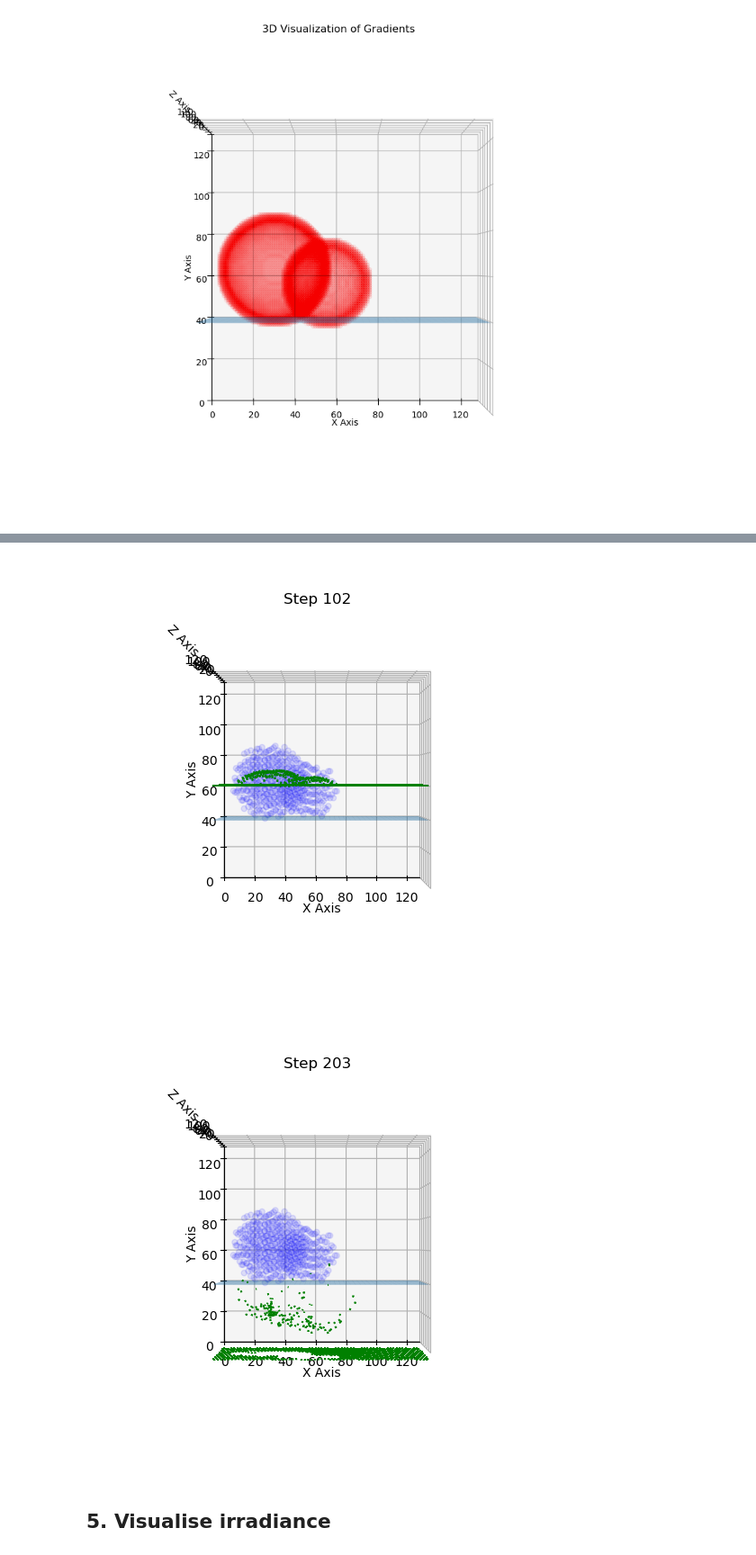
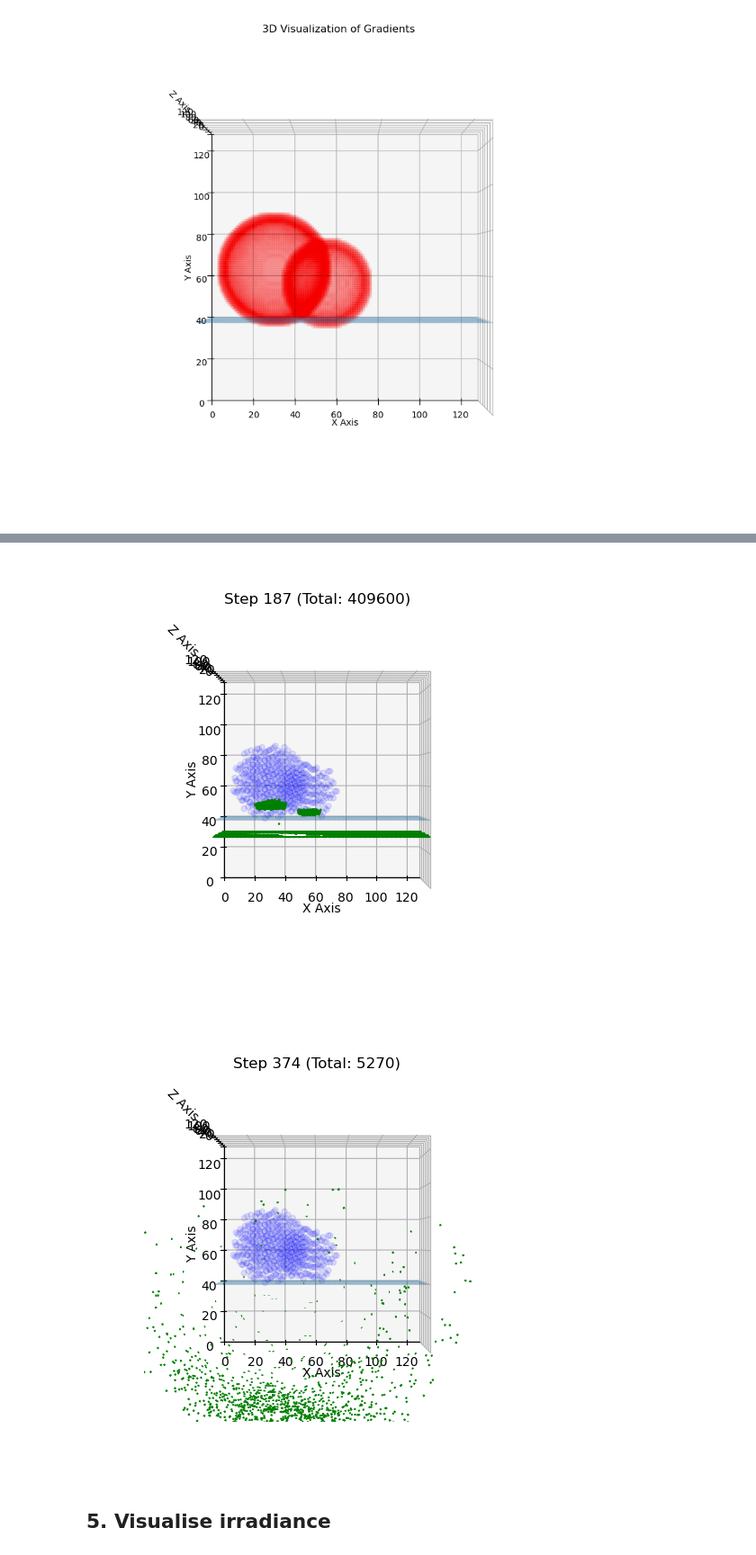
Before and after one commit to swirling-wind/Eikonal-Voxel-Rendering, a Jupyter notebook: main.ipynb, the cells around one changed output, grey strips where cells are left out. Shown at 90% size. Saved outputs shown, nothing was run; the diff lists cells and outputs as text; code cells hidden in the pictures.

Commit message:
Increase samplers

```diff
--- a/main.ipynb
+++ b/main.ipynb
@@ -151,8 +151,10 @@ Floor Ratio: -0.375
 # %%
 scene_ior = scene.get_ior_grid().to_numpy()
 assert isinstance(scene_ior, np.ndarray) and scene_ior.shape == (NUM_X, NUM_Y, NUM_Z), "The scene IOR should be a NumPy array of shape (NUM_X, NUM_Y, NUM_Z)"
-initial_wavefront_pos = np.array([(x, NUM_Y-1, z) for x in range(NUM_X) for z in range(NUM_Z)])
-initial_wavefront_dir = np.array([(0, -1, 0) for _ in range(NUM_X * NUM_Z)])
+
+sampler_multiplier = 5
+initial_wavefront_pos = np.array([(x / sampler_multiplier, NUM_Y - 1, z / sampler_multiplier) for x in range(NUM_X * sampler_multiplier) for z in range(NUM_Z * sampler_multiplier)])
+initial_wavefront_dir = np.array([(0, -1, 0) for _ in range(NUM_X * NUM_Z * (sampler_multiplier**2))])
 
 def floor_height() -> int:
     return int((1+FLOOR_RATIO) * NUM_Y / 2)
@@ -162,7 +164,7 @@ def plot_floor() -> tuple[np.ndarray, np.ndarray, np.ndarray]:
     yy = np.ones_like(xx) * floor_height()
     return xx, yy, zz
 
-def show_ior_field(ior_field: np.ndarray, initial_wavefront_positions: np.ndarray, initial_wavefront_directions: np.ndarray, num_shown_points=4000):
+def show_ior_field(ior_field: np.ndarray, initial_wavefront_positions: np.ndarray, initial_wavefront_directions: np.ndarray, num_shown_points=2000):
     plt.close("all") # clear previous plot
 
     fig = plt.figure(figsize=(7, 7))
@@ -178,7 +180,7 @@ def show_ior_field(ior_field: np.ndarray, initial_wavefront_positions: np.ndarra
     initial_pos_np = initial_wavefront_positions
     initial_dir_np = initial_wavefront_directions
     # Initial wavefront positions
-    subsample_indices = np.arange(0, len(initial_pos_np), 7)
+    subsample_indices = np.arange(0, len(initial_pos_np), 13 * sampler_multiplier)
     ax.quiver(initial_pos_np[subsample_indices, 0], initial_pos_np[subsample_indices, 1], initial_pos_np[subsample_indices, 2],
                 initial_dir_np[subsample_indices, 0], initial_dir_np[subsample_indices, 1], initial_dir_np[subsample_indices, 2],
                 color='green', length=1)
@@ -285,7 +287,7 @@ def plot_wavefront_positions(pos: np.ndarray, dir: np.ndarray, ior_field: np.nda
     ax.set_ylabel('Y Axis')
     ax.set_zlabel('Z Axis')
     ax.set_title(title)
-    subsample_indices = np.arange(0, len(pos), 17)
+    subsample_indices = np.arange(0, len(pos), 13 * sampler_multiplier)
     ax.quiver(pos[subsample_indices, 0], pos[subsample_indices, 1], pos[subsample_indices, 2],
                 dir[subsample_indices, 0], dir[subsample_indices, 1], dir[subsample_indices, 2],
                 color='green', length=1)
@@ -328,11 +330,11 @@ def simulate_wavefront_propagation(ior_field: np.ndarray, grad_xyz: tuple[np.nda
         irradiance_grid[unique_indices[:, 0], unique_indices[:, 1], unique_indices[:, 2]] += counts.float()
 
         if num_show_images > 0 and cur_step in show_indices:
-            plot_wavefront_positions(cur_pos.cpu().numpy(), cur_dir.cpu().numpy(), ior_field, f"Step {cur_step}")
+            plot_wavefront_positions(cur_pos.cpu().numpy(), cur_dir.cpu().numpy(), ior_field, f"Step {cur_step} (Total: {indices.shape[0]})")
 
     return irradiance_grid.cpu().numpy()
 
-test_delta_t = 0.5 * NUM_Y / 100
-test_num_steps = int(test_delta_t * 320)
+test_delta_t = 0.4 * (NUM_Y / 100)
+test_num_steps = int(1.5 * (NUM_Y / test_delta_t))
 irradiance_grid = simulate_wavefront_propagation(scene_ior, scene_ior_gradients, initial_wavefront_pos, initial_wavefront_dir, device, test_num_steps, test_delta_t)
 # %% [output]
@@ -340,5 +342,5 @@ irradiance_grid = simulate_wavefront_propagation(scene_ior, scene_ior_gradients,
-[figure, old version]
+[figure, new version]
-[figure, old version]
+[figure, new version]
 # %% [markdown]
 ## 5. Visualise irradiance
 # %%
```
Also changed, not shown: parts of 4 cells of this notebook, 1 other file.
